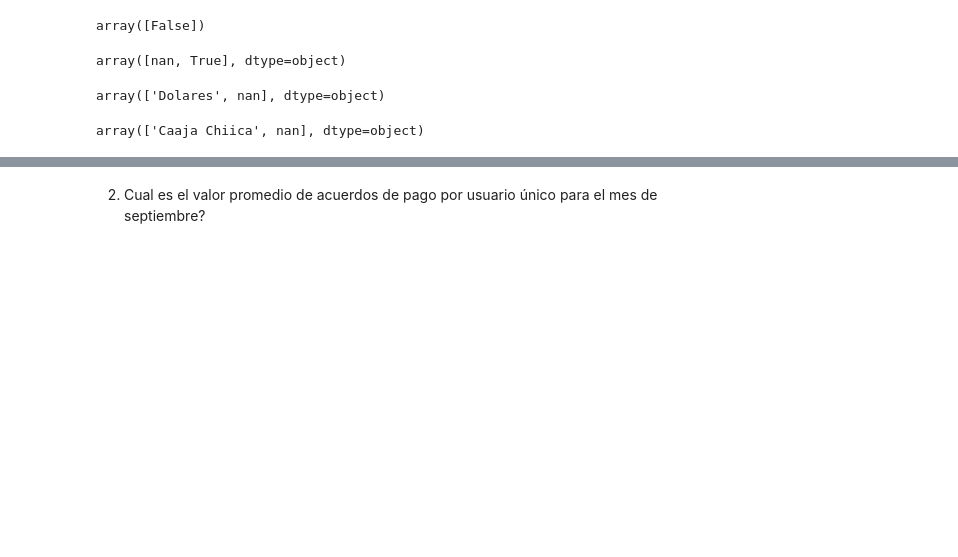
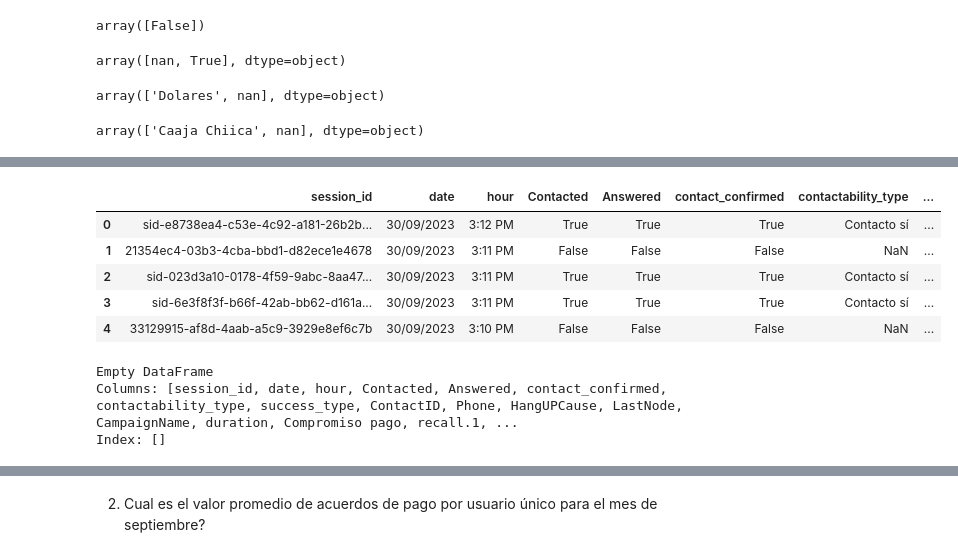
Before and after one commit to VacaColl18/Assessment, a Jupyter notebook: ETL.ipynb, the cells around one changed output, grey strips where cells are left out. Cells and saved outputs as stored; diff of their text form; code cells hidden in the pictures; blank space fills up the shorter version.

```diff
--- a/ETL.ipynb
+++ b/ETL.ipynb
@@ -134,0 +173,18 @@ total_acuerdos_septiembre
+# %%
+df_clean.head()
+# %% [output]
+|  | session_id | date | hour | Contacted | Answered | contact_confirmed | contactability_type | ... |
+| 0 | sid-e8738ea4-c53e-4c92-a181-26b2b... | 30/09/2023 | 3:12 PM | True | True | True | Contacto sí | ... |
+| 1 | 21354ec4-03b3-4cba-bbd1-d82ece1e4678 | 30/09/2023 | 3:11 PM | False | False | False | NaN | ... |
+| 2 | sid-023d3a10-0178-4f59-9abc-8aa47... | 30/09/2023 | 3:11 PM | True | True | True | Contacto sí | ... |
+| 3 | sid-6e3f8f3f-b66f-42ab-bb62-d161a... | 30/09/2023 | 3:11 PM | True | True | True | Contacto sí | ... |
+| 4 | 33129915-af8d-4aab-a5c9-3929e8ef6c7b | 30/09/2023 | 3:10 PM | False | False | False | NaN | ... |
+# %%
+# compruebo si hay duplicados
+duplicates = df_clean[df_clean.duplicated()]
+
+print(duplicates)
+# %% [output]
+Empty DataFrame
+Columns: [session_id, date, hour, Contacted, Answered, contact_confirmed, contactability_type, success_type, ContactID, Phone, HangUPCause, LastNode, CampaignName, duration, Compromiso pago, recall.1, ...
+Index: []
```
Also changed, not shown: parts of 21 cells of this notebook, 19 other files.
